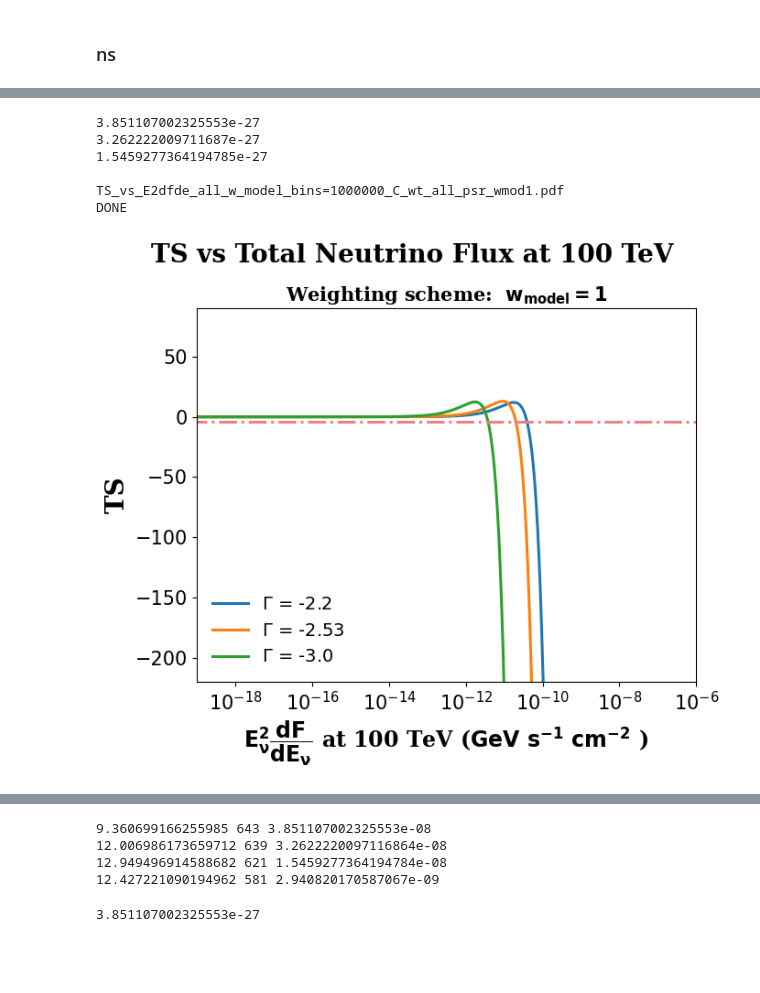
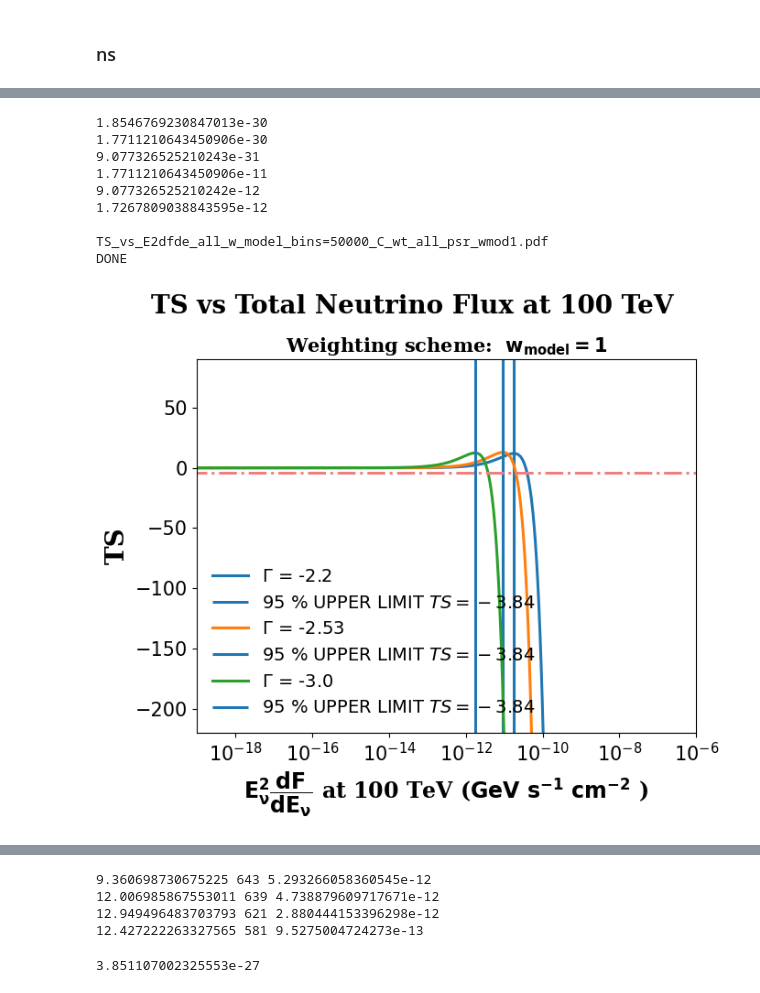
Before and after one commit to DarkWake9/IceCube-Package, a Jupyter notebook: package/task4s_final_plotting.ipynb, the cells around one changed output, grey strips where cells are left out. Cells and saved outputs as stored; diff of their text form; code cells hidden in the pictures; blank space fills up the shorter version.

```diff
--- a/package/task4s_final_plotting.ipynb
+++ b/package/task4s_final_plotting.ipynb
@@ -41,7 +45,7 @@ all_enu = e_nu_wall
 
 # enus = 0.5*(all_enu[1:]+all_enu[:-1])
 # UNCOMMENT FOR DENSER LOGARITHMIC BINS, optimal nbins is 1e6
-enus = np.logspace(11.001, 18.999, int(1e6))
+enus = np.logspace(11.001, 18.999, int(5e4))
 enus_bin_indices = np.zeros(len(enus), dtype=np.int64)
 
 for i in prange(len(enus)):
@@ -390,6 +398,6 @@ Loaded ns_hat from pickle with nbins = 1000000
 # %%
 print('\nCALCULATING TS FOR ALL PSRS FOR ALL GAMMAS FOR ALL WEIGHTS\n')
-
+phio = np.logspace(-38, -28, 1000)
 all_TSS_wmod1 = []
 for gamma in prange(len(gamma_arr)):
     print("gamma = {}".format(gamma))
@@ -418,8 +426,8 @@ for g in range(len(gamma_arr)):
 
     print('wt\n')
 
-with open(altier_path[0] + f'all_TSS_{len(enus)}_bins_C_wt_all_psr_wmod1.pkl', 'wb') as f:
-    pickle.dump(all_TSS_wmod1, f)
+# with open(altier_path[0] + f'all_TSS_{len(enus)}_bins_C_wt_all_psr_wmod1.pkl', 'wb') as f:
+    # pickle.dump(all_TSS_wmod1, f)
 # %% [output]
 CALCULATING TS FOR ALL PSRS FOR ALL GAMMAS FOR ALL WEIGHTS
 
@@ -497,7 +525,8 @@ fig, axs = plt.subplots(1,1, figsize=(7, 6))
 for gamma in [ 1, 2, 3]:#range(4):
 
     axs.plot(1e28 * dfde(1e14, gamma_arr[gamma], 1) *phio /1e9, all_TSS_wmod1[gamma], label='$\Gamma$ = ' + str(gamma_arr[gamma]), lw=2.2)# + ' with wt')    #in GeV
-
+    axs.vlines(1e19*phio[np.argmax(all_TSS_wmod1[gamma])], -1e7, 90,lw=2.2, label='95 % UPPER LIMIT $TS = -3.84$')
+    print(1e19*phio[np.argmax(all_TSS_wmod1[gamma])])
 
 
 axs.set_title('Weighting scheme:  $\mathsf{\mathbf{w_{model} = 1}}$', fontdict=smallerfont)
@@ -528,47 +557,50 @@ print(f'\nTS_vs_E2dfde_all_w_model_bins={len(enus)}_C_wt_all_psr_wmod1.pdf\nDONE
 fig, axs = plt.subplots(1, 1, figsize=(7, 6))
 
 
 
 
 for gamma in range(1, len(gamma_arr)):
 
     axs.plot(np.divide(e_decade, 1e9), np.multiply(all_UL[gamma], 3), label='$\Gamma$ = ' + str(gamma_arr[gamma]), lw=2.2, ls='-')# + ' with wt')    #in GeV
 
 
 axs.set_xscale('log')
 axs.set_yscale('log')
 axs.set_xlabel('E$_{\u03BD}$ (GeV)', fontdict=axesfont)
 axs.set_ylabel('$\mathsf{\mathbf{E^2_{\u03BD} \dfrac{dF}{dE_{\u03BD}}}}$ at 100 TeV ($\mathsf{\mathbf{GeV}}$ $\mathsf{\mathbf{s^{-1}}}$ $\mathsf{\mathbf{cm^{-2}}}$ )', fontdict=axesfont)
 axs.xaxis.set_tick_params(labelsize=15)
 axs.yaxis.set_tick_params(labelsize=15)
 
 axs.legend(prop={'size':14}, framealpha=0, loc='lower left')
 
 
 axs.set_title('Weighting scheme:  $\mathsf{\mathbf{w_{model} = 1}}$', fontdict=smallerfont)
 
 
 plt.suptitle('95% UL of Total Energy Flux vs Neutrino Energy', fontweight='bold', fontsize=20, fontfamily='serif')
 plt.tight_layout()
 plt.savefig(f'outputs/UL_all_w_model_bins={len(enus)}_C_wt_all_psr_wmod1.pdf')
 plt.show()
 # %% [output]
-3.851107002325553e-27
-3.262222009711687e-27
-1.5459277364194785e-27
+1.8546769230847013e-30
+1.7711210643450906e-30
+9.077326525210243e-31
+1.7711210643450906e-11
+9.077326525210242e-12
+1.7267809038843595e-12
 
-TS_vs_E2dfde_all_w_model_bins=1000000_C_wt_all_psr_wmod1.pdf
+TS_vs_E2dfde_all_w_model_bins=50000_C_wt_all_psr_wmod1.pdf
 DONE
-[figure, old version]
+[figure, new version]
 [figure]
 # %%
 for i in all_TSS_wmod1:
-    print(max(i), np.argmax(i), 1e19 * phio[np.argmax(i)])
+    print(max(i), np.argmax(i), 1e19 * np.logspace(-38, -26, 1000)[np.argmax(i)])
 # %% [output]
-9.360699166255985 643 3.851107002325553e-08
-12.006986173659712 639 3.2622220097116864e-08
-12.949496914588682 621 1.5459277364194784e-08
-12.427221090194962 581 2.940820170587067e-09
+9.360698730675225 643 5.293266058360545e-12
+12.006985867553011 639 4.738879609717671e-12
+12.949496483703793 621 2.880444153396298e-12
+12.427222263327565 581 9.5275004724273e-13
 # %%
 phio[np.argmax(all_TSS_wmod1[0])]
 # %% [output]
```
Also changed, not shown: parts of 13 cells of this notebook, 29 other files.
